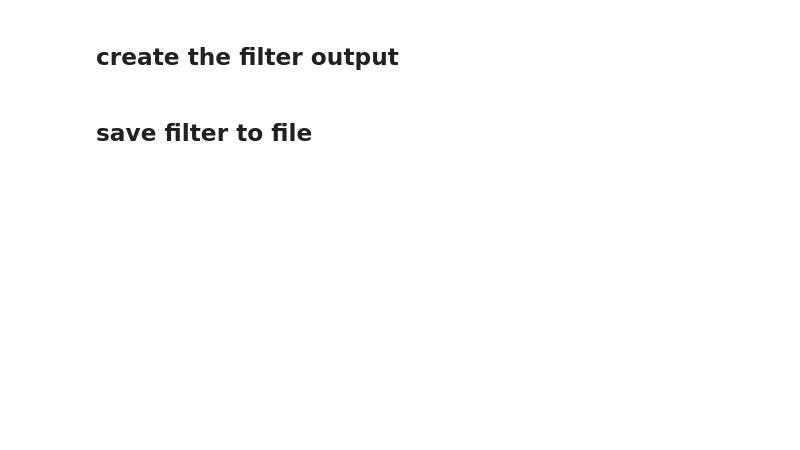
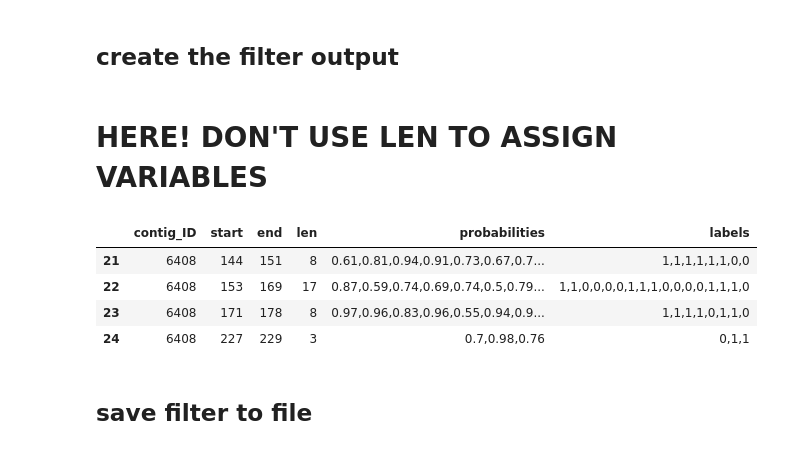
Before and after one commit to DMH-biodatasci/Transformers-towards-detection-of-Transposons, a Jupyter notebook: code/NER_predictions_from_files_V2.ipynb, the cells around one changed output. Saved outputs shown, nothing was run; the diff lists cells and outputs as text; code cells hidden in the pictures; blank space fills up the shorter version.

```diff
--- a/code/NER_predictions_from_files_V1.ipynb
+++ b/code/NER_predictions_from_files_V2.ipynb
@@ -144,5 +144,5 @@ attention_masks = np.array([x for x in df_att.tolist()])
 from transformers import TFAutoModelForTokenClassification
 
 #tokenizer = AutoTokenizer.from_pretrained("bert-base-uncased")
-model = TFAutoModelForTokenClassification.from_pretrained("FritzOS/TEdetection_distiBERT_NER_V2")
+model = TFAutoModelForTokenClassification.from_pretrained("models/NER_1")
 # %% [output]
@@ -202,8 +271,16 @@ def get_prediction_chunk(input_chunk):
 # %%
 def get_prediction_sequence(input_sequence_chunks):
     output_sequence_chunks = np.zeros(np.shape(input_sequence_chunks))
+    output_sequence_TE_probs = np.zeros(np.shape(input_sequence_chunks))
     i = 0
+    #output_sequence_TE_probs[i]
     for chunks in input_sequence_chunks:
-        output_sequence_chunks[i] = get_prediction_chunk(input_sequence_chunks[i])
+        output_sequence_chunks[i], output_sequence_TE_probs[i]  = get_prediction_chunk(input_sequence_chunks[i])
+        '''
+        if output_sequence_chunks[i].sum() > 0:
+            #print(chunks)
+            print(output_sequence_TE_probs[i])
+        '''
         i = i + 1
-    return merge_chunks(output_sequence_chunks)
+        #print(output_sequence_TE_probs)
+    return merge_chunks(output_sequence_chunks), merge_chunks2(output_sequence_TE_probs)
@@ -211,0 +310,6 @@ def get_prediction_sequence(input_sequence_chunks):
+# %%
+already_processed = []
+with open('output_check.txt', 'r') as f:
+    for line in f:
+        already_processed.append(line.strip())
+print(len(already_processed))
@@ -277,0 +385,2 @@ df_filter = pd.DataFrame({ "contig_ID": contig_ID,
+# %% [markdown]
+# HERE! DON'T USE LEN TO ASSIGN VARIABLES
@@ -277,0 +445,22 @@ df_filter = pd.DataFrame({ "contig_ID": contig_ID,
+# %%
+original_labels = pd.read_csv('../data/original_data/tn.contig.filter.tsv', sep='\t')
+
+labels_all = []
+for contig in df_filter["contig_ID"].unique():
+    #print(contig)
+    tmp = original_labels[original_labels["contig_ID"]==int(contig)]
+    positives = set()
+    for x, y in zip(tmp["start"].to_list(), tmp["end"].to_list()):
+        for i in range(x, y+1):
+            positives.add(i)
+
+    tmp2 = df_filter[df_filter["contig_ID"]==contig]
+    for x2, y2 in zip(tmp2["start"].to_list(), tmp2["end"].to_list()):
+        labels = []
+        for i in range(x2, y2+1):
+            if i in positives:
+                labels.append('1')
+            else:
+                labels.append('0')
+        labels_all.append(','.join(labels))
+df_filter["labels"] = labels_all
@@ -278,3 +472,11 @@ df_filter = pd.DataFrame({ "contig_ID": contig_ID,
+# %%
+df_filter[(df_filter["contig_ID"]=='6408') & (df_filter["start"]>=144) ]
+# %% [output]
+|  | contig_ID | start | end | len | probabilities | labels |
+| 21 | 6408 | 144 | 151 | 8 | 0.61,0.81,0.94,0.91,0.73,0.67,0.7... | 1,1,1,1,1,1,0,0 |
+| 22 | 6408 | 153 | 169 | 17 | 0.87,0.59,0.74,0.69,0.74,0.5,0.79... | 1,1,0,0,0,0,1,1,1,0,0,0,0,1,1,1,0 |
+| 23 | 6408 | 171 | 178 | 8 | 0.97,0.96,0.83,0.96,0.55,0.94,0.9... | 1,1,1,1,0,1,1,0 |
+| 24 | 6408 | 227 | 229 | 3 | 0.7,0.98,0.76 | 0,1,1 |
 # %% [markdown]
 ## save filter to file
 # %%
```
Also changed, not shown: parts of 23 cells of this notebook, 12 other files.
